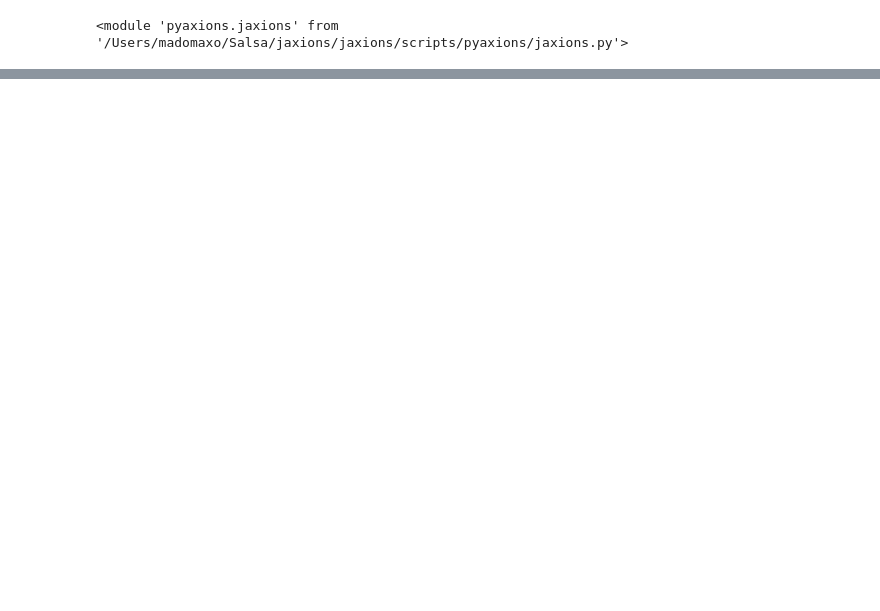
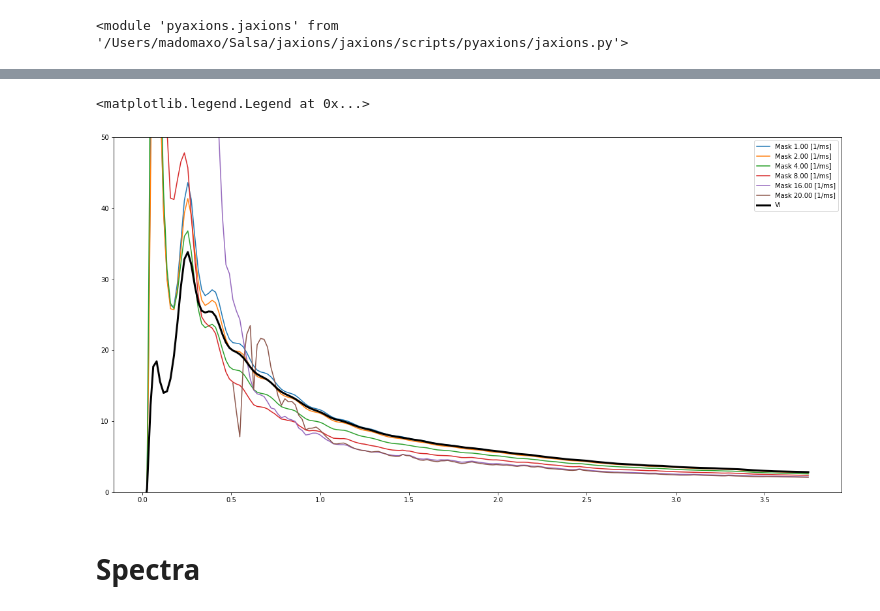
Before and after one commit to veintemillas/jaxions, a Jupyter notebook: scripts/jobs/maskedenergy/maskenergy.ipynb, the cells around one changed output, grey strips where cells are left out. Saved outputs shown, nothing was run; the diff lists cells and outputs as text; code cells hidden in the pictures; blank space fills up the shorter version.

```diff
--- a/scripts/jobs/maskedenergy/maskenergy.ipynb
+++ b/scripts/jobs/maskedenergy/maskenergy.ipynb
@@ -64,0 +100,16 @@ plt.loglog(ct,(eA*Nt-eAM*nmp)/(Nt-nmp)/ct**2*2/aRho**2)
+# %%
+for ii in [1,2,4,8,16,20]:
+    i = str(ii)
+    eAM = pa.gml(f[mask],'eAKmask'+i+'.00')
+    eA = pa.gml(f[mask],'eAK')
+    nmp = pa.gml(f[mask],'enmpmask'+i+'.00')
+#     plt.loglog(ct,pa.gml(f[mask],'strme_eA_'+i+'.00'))
+    plt.plot(ct,(eA*Nt-eAM*nmp)/(Nt-nmp)*2/aRho**2,label='Mask '+i+'.00 [1/ms]')
+plt.plot(ct,eA*2,'k',linewidth=3,label='Vi')
+plt.ylim([0,50])
+plt.legend()
+# %% [output]
+<matplotlib.legend.Legend at 0x...>
+[figure, added]
+# %% [markdown]
+# Spectra
```
Also changed, not shown: parts of 19 cells of this notebook, 1 other file.
